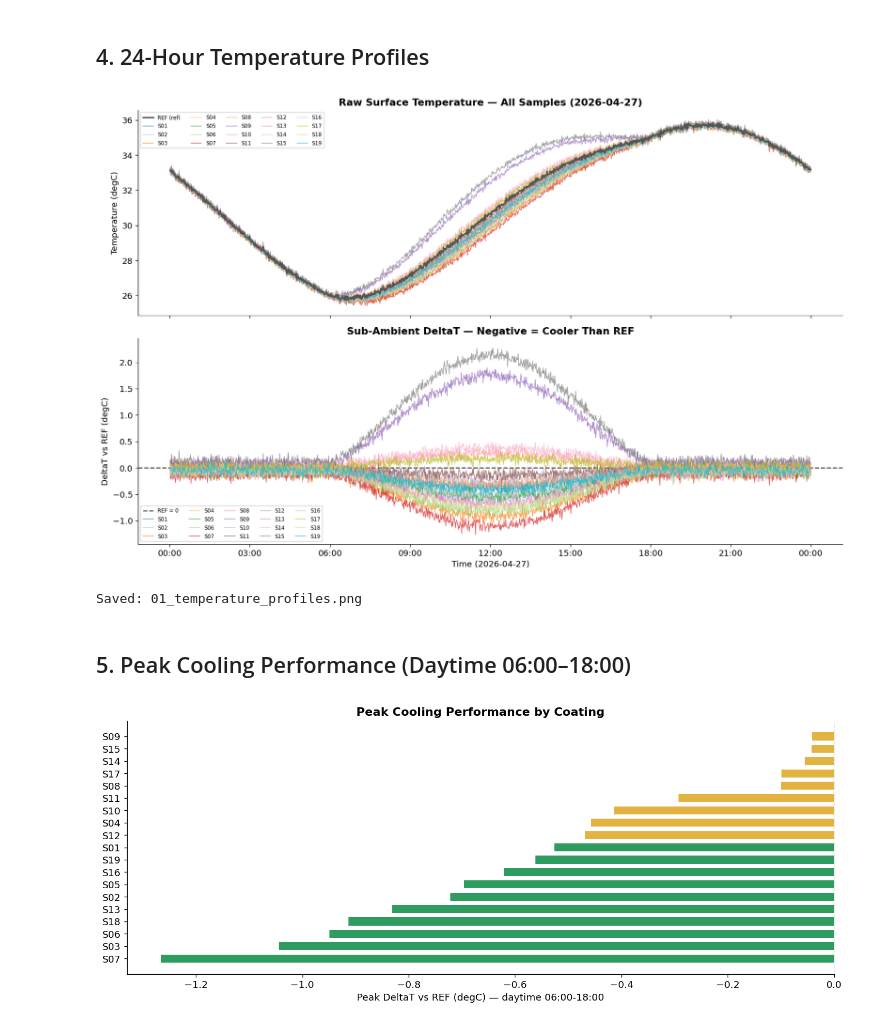
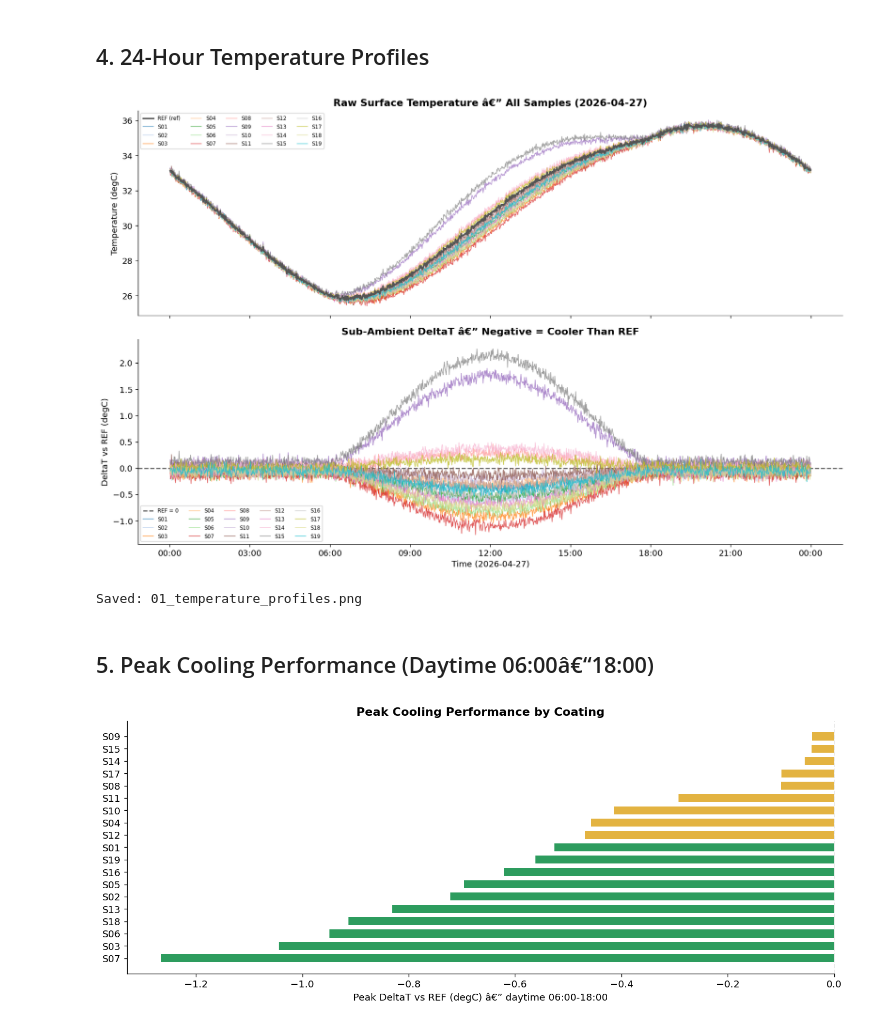
Before and after one commit to ezthunder001/rc-coating-ml, a Jupyter notebook: notebooks/01_eda_rc_coating.ipynb, the cells around one changed output. Saved outputs shown, nothing was run; the diff lists cells and outputs as text; code cells hidden in the pictures.

```diff
--- a/notebooks/01_eda_rc_coating.ipynb
+++ b/notebooks/01_eda_rc_coating.ipynb
@@ -86,34 +112,34 @@ Time-interval gaps (expect 1 min): 0 found
 # %%
 fig, axes = plt.subplots(2,1,figsize=(14,9),sharex=True)
 palette = plt.cm.tab20.colors
 
 ax1 = axes[0]
 ax1.plot(df.index, df['REF'], color='#555', lw=2, label='REF (ref)', zorder=5)
 for i,col in enumerate(raw_cols[1:]):
     ax1.plot(df.index, df[col], lw=0.9, alpha=0.7, color=palette[i], label=col)
 ax1.set_ylabel('Temperature (degC)')
-ax1.set_title('Raw Surface Temperature — All Samples (2026-04-27)', fontweight='bold')
+ax1.set_title('Raw Surface Temperature â€” All Samples (2026-04-27)', fontweight='bold')
 ax1.legend(fontsize=7, ncol=5, loc='upper left')
 ax1.xaxis.set_major_formatter(mdates.DateFormatter('%H:%M'))
 
 ax2 = axes[1]
 ax2.axhline(0, color='#555', lw=1.5, ls='--', label='REF = 0')
 for i,col in enumerate(sub_cols):
     ax2.plot(df.index, df[col], lw=0.9, alpha=0.75, color=palette[i], label=col.replace('dT_',''))
 ax2.set_ylabel('DeltaT vs REF (degC)')
 ax2.set_xlabel('Time (2026-04-27)')
-ax2.set_title('Sub-Ambient DeltaT — Negative = Cooler Than REF', fontweight='bold')
+ax2.set_title('Sub-Ambient DeltaT â€” Negative = Cooler Than REF', fontweight='bold')
 ax2.legend(fontsize=7, ncol=5, loc='lower left')
 ax2.xaxis.set_major_formatter(mdates.DateFormatter('%H:%M'))
 plt.tight_layout()
 plt.savefig(FIGURES/'01_temperature_profiles.png', bbox_inches='tight')
 plt.show()
 print('Saved: 01_temperature_profiles.png')
 # %% [output]
-[figure, old version]
+[figure, new version]
 Saved: 01_temperature_profiles.png
 # %% [markdown]
-## 5. Peak Cooling Performance (Daytime 06:00–18:00)
+## 5. Peak Cooling Performance (Daytime 06:00â€“18:00)
 # %%
 daytime  = df.between_time('06:00','18:00')
 nighttime = df.between_time('19:00','05:59')
```
Also changed, not shown: parts of 8 cells of this notebook, 3 other files.
